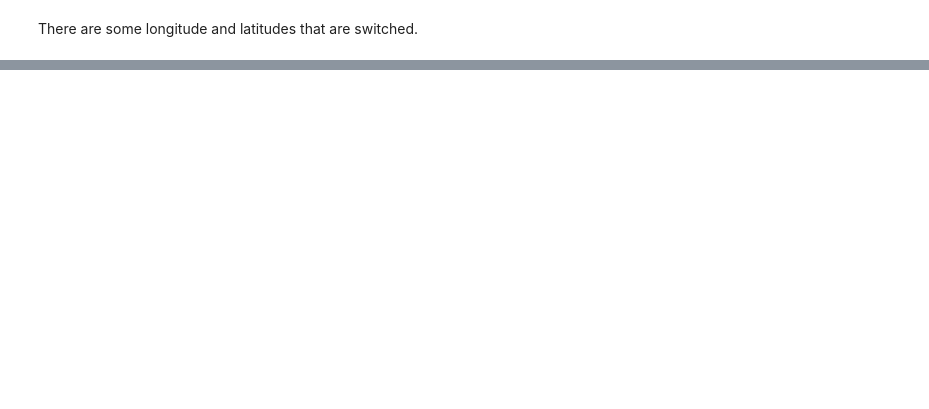
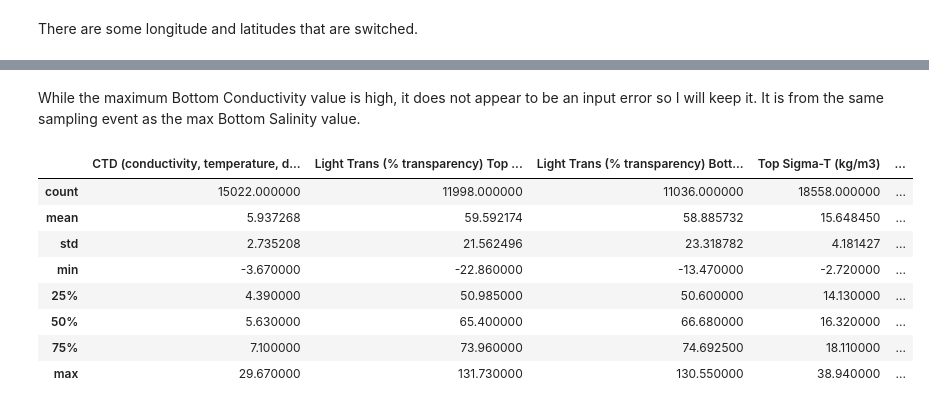
Before and after one commit to dradamski/capstone-two, a Jupyter notebook: notebooks/Data Wrangling.ipynb, the cells around one changed output, grey strips where cells are left out. Saved outputs shown, nothing was run; the diff lists cells and outputs as text; code cells hidden in the pictures; blank space fills up the shorter version.

```diff
--- a/notebooks/Data Wrangling.ipynb
+++ b/notebooks/Data Wrangling.ipynb
@@ -296,0 +393,15 @@ See the caveats in the documentation: http://pandas.pydata.org/pandas-docs/stabl
+# %% [markdown]
+While the maximum Bottom Conductivity value is high, it does not appear to be an input error so I will keep it. It is from the same sampling event as the max Bottom Salinity value.
+# %%
+df_int_subset = df_int.iloc[:, 10:20]
+df_int_subset.describe()
+# %% [output]
+|  | CTD (conductivity, temperature, d... | Light Trans (% transparency) Top ... | Light Trans (% transparency) Bott... | Top Sigma-T (kg/m3) | ... |
+| count | 15022.000000 | 11998.000000 | 11036.000000 | 18558.000000 | ... |
+| mean | 5.937268 | 59.592174 | 58.885732 | 15.648450 | ... |
+| std | 2.735208 | 21.562496 | 23.318782 | 4.181427 | ... |
+| min | -3.670000 | -22.860000 | -13.470000 | -2.720000 | ... |
+| 25% | 4.390000 | 50.985000 | 50.600000 | 14.130000 | ... |
+| 50% | 5.630000 | 65.400000 | 66.680000 | 16.320000 | ... |
+| 75% | 7.100000 | 73.960000 | 74.692500 | 18.110000 | ... |
+| max | 29.670000 | 131.730000 | 130.550000 | 38.940000 | ... |
```
Also changed, not shown: parts of 40 cells of this notebook.
